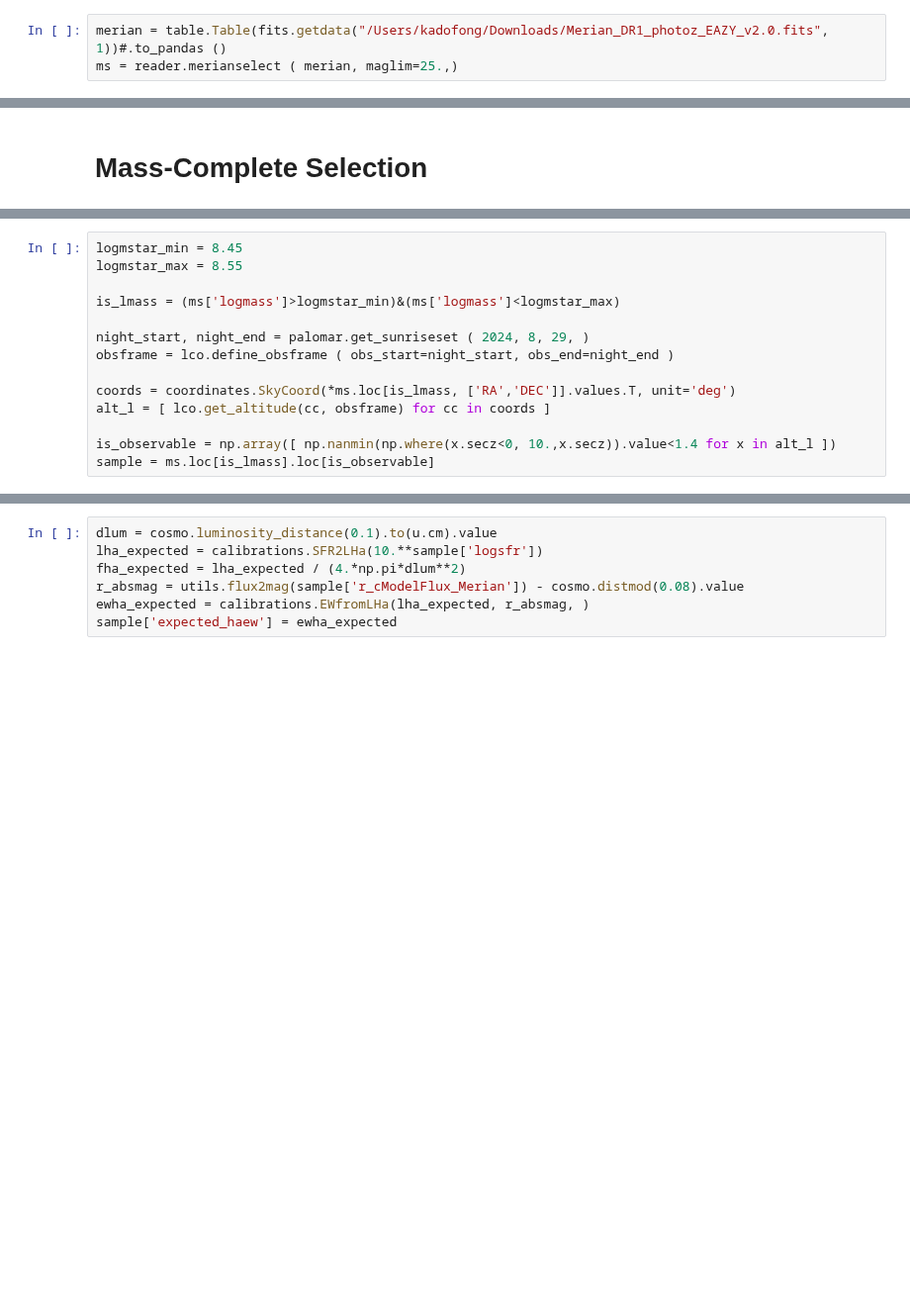
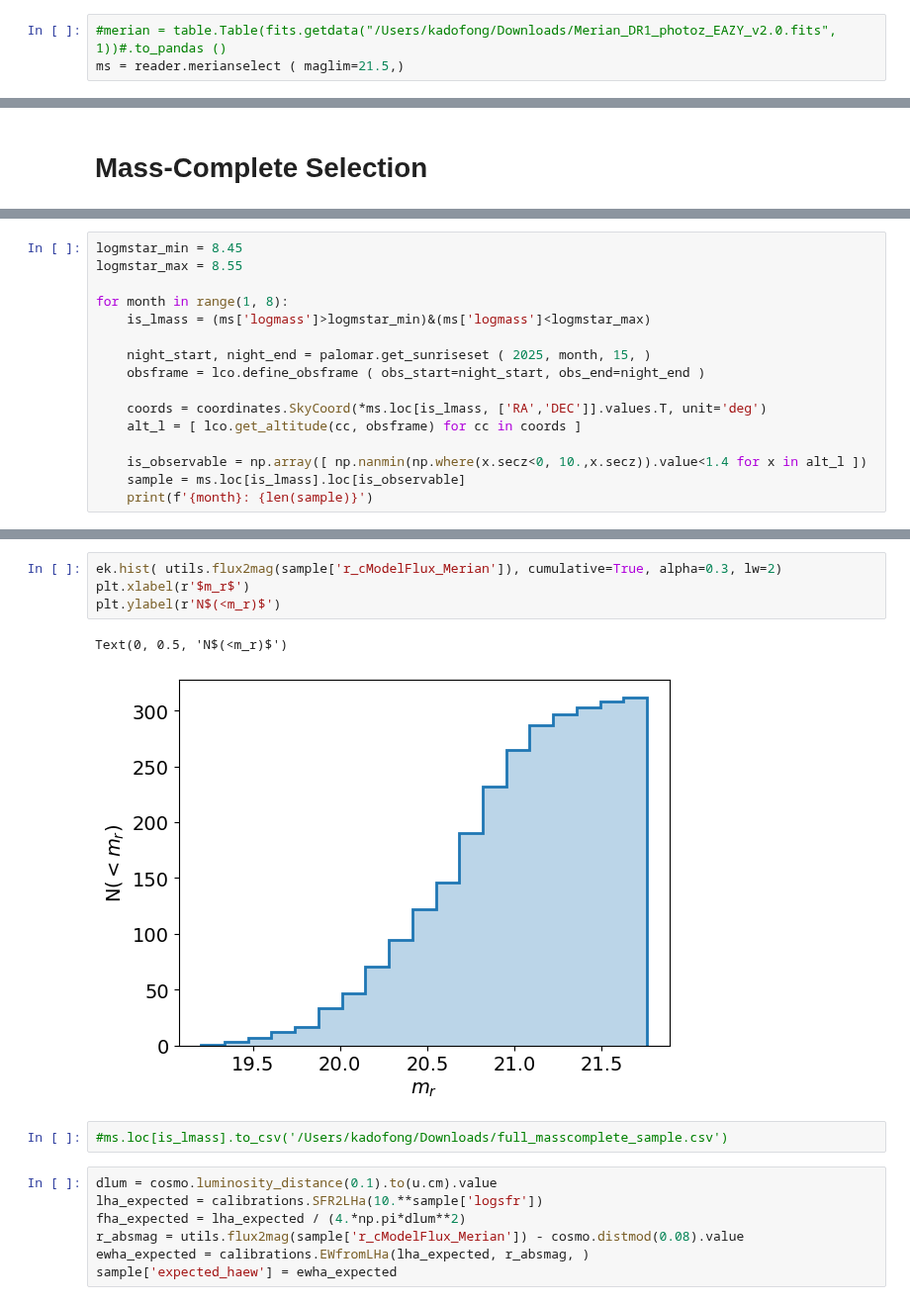
Before and after one commit to ekadofong/agrias, a Jupyter notebook: notebooks/targetselection_MagEMassComplete.ipynb, the cells around one changed output, grey strips where cells are left out. Shown at 99% size. Saved outputs shown, nothing was run; the diff lists cells and outputs as text; blank space fills up the shorter version.

```diff
--- a/notebooks/targetselection_MagEMassComplete.ipynb
+++ b/notebooks/targetselection_MagEMassComplete.ipynb
@@ -37,6 +40,6 @@ def fha_from_sfr ( sample, z=0.08):
     dlum = cosmo.luminosity_distance(z).to(u.cm).value
     return calibrations.SFR2LHa(10.**sample['logsfr']) / (4*np.pi*dlum**2)
 # %%
-merian = table.Table(fits.getdata("/Users/kadofong/Downloads/Merian_DR1_photoz_EAZY_v2.0.fits", 1))#.to_pandas ()
-ms = reader.merianselect ( merian, maglim=25.,)
+#merian = table.Table(fits.getdata("/Users/kadofong/Downloads/Merian_DR1_photoz_EAZY_v2.0.fits", 1))#.to_pandas ()
+ms = reader.merianselect ( maglim=21.5,)
 # %% [output]
@@ -64,14 +67,16 @@ for dirname in  ['thumbnails','cutouts','finding_charts']:
 logmstar_min = 8.45
 logmstar_max = 8.55
 
-is_lmass = (ms['logmass']>logmstar_min)&(ms['logmass']<logmstar_max)
+for month in range(1, 8):
+    is_lmass = (ms['logmass']>logmstar_min)&(ms['logmass']<logmstar_max)
 
-night_start, night_end = palomar.get_sunriseset ( 2024, 8, 29, )
-obsframe = lco.define_obsframe ( obs_start=night_start, obs_end=night_end )
+    night_start, night_end = palomar.get_sunriseset ( 2025, month, 15, )
+    obsframe = lco.define_obsframe ( obs_start=night_start, obs_end=night_end )
 
-coords = coordinates.SkyCoord(*ms.loc[is_lmass, ['RA','DEC']].values.T, unit='deg')
-alt_l = [ lco.get_altitude(cc, obsframe) for cc in coords ]
+    coords = coordinates.SkyCoord(*ms.loc[is_lmass, ['RA','DEC']].values.T, unit='deg')
+    alt_l = [ lco.get_altitude(cc, obsframe) for cc in coords ]
 
-is_observable = np.array([ np.nanmin(np.where(x.secz<0, 10.,x.secz)).value<1.4 for x in alt_l ])
-sample = ms.loc[is_lmass].loc[is_observable]
+    is_observable = np.array([ np.nanmin(np.where(x.secz<0, 10.,x.secz)).value<1.4 for x in alt_l ])
+    sample = ms.loc[is_lmass].loc[is_observable]
+    print(f'{month}: {len(sample)}')
 # %% [output]
@@ -80,3 +101,12 @@ WARNING: TimeDeltaMissingUnitWarning: Numerical value without unit or explicit f
+# %%
+ek.hist( utils.flux2mag(sample['r_cModelFlux_Merian']), cumulative=True, alpha=0.3, lw=2)
+plt.xlabel(r'$m_r$')
+plt.ylabel(r'N$(<m_r)$')
+# %% [output]
+Text(0, 0.5, 'N$(<m_r)$')
+[figure, added]
+# %%
+#ms.loc[is_lmass].to_csv('/Users/kadofong/Downloads/full_masscomplete_sample.csv')
 # %%
 dlum = cosmo.luminosity_distance(0.1).to(u.cm).value
 lha_expected = calibrations.SFR2LHa(10.**sample['logsfr'])
```
Also changed, not shown: parts of 5 cells of this notebook, 5 other files.
